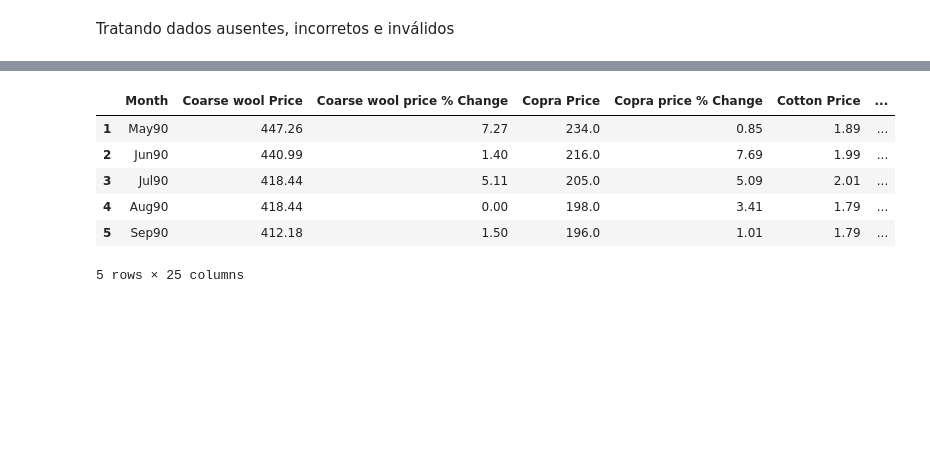
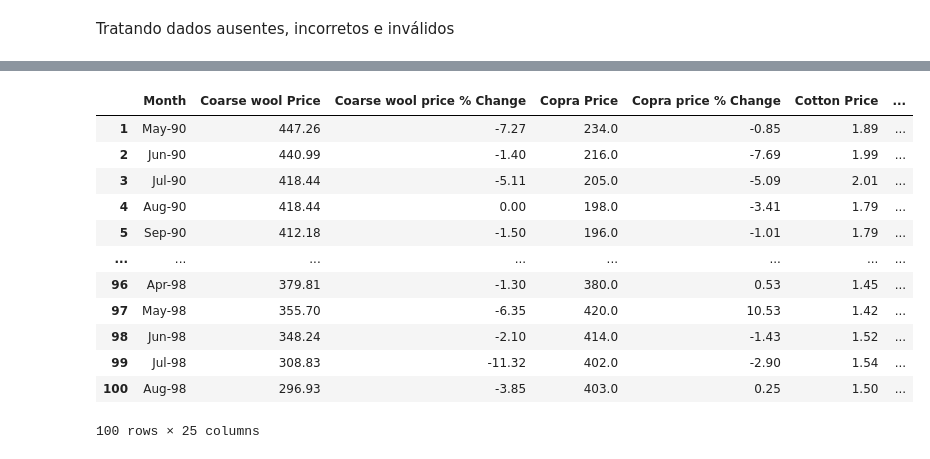
Before and after one commit to Cadu-Soares/EDA-PRODUTOS-AGRICOLAS, a Jupyter notebook: notebooks/main.ipynb, the cells around one changed output, grey strips where cells are left out. Drawn from its saved outputs; the diff is of its cells as text; code cells hidden in the pictures; blank space fills up the shorter version.

Commit message:
1) Atualização do README. 2) Refatoração do notebook, célula de tratamento de dados.

```diff
--- a/notebooks/main.ipynb
+++ b/notebooks/main.ipynb
@@ -69,27 +69,21 @@ dtype: int64
 # %% [markdown]
 Tratando dados ausentes, incorretos e inválidos
 # %%
-# Limpeza seletiva: remove o hífen ("-") apenas da coluna Month, não alterando das colunas "...price" e "...price % Change" e trata células vazias.
-df["Month"] = df["Month"].astype(str).str.replace("-", "", regex=False)
+ # Remove sinais de percentual e vírgulas; transformar hífens isolados e strings vazias em NaN.
+df = df.replace({r'%': '', r',': ''}, regex=True) # Remoção de porcentagem e vírgulas
+df = df.replace(r'^\s*-\s*$', np.nan, regex=True) # Remoção de hífens isolados
+df = df.replace(r'^\s*$', np.nan, regex=True)     # Remoção de strings vazias ou só espaços
+df = df.replace('MAY90', np.nan)                  # Remoção de valores específicos que não são válidos
 
-for col in df.columns:
-    if col == "Month":
-        continue
-    # converte células vazias ou com espaço em branco para NaN
-    df[col] = df[col].replace(r"^\s*$", np.nan, regex=True)
-
-    # remove % e , sem mexer em hífens
-    if df[col].dtype == "object":
-        df[col] = df[col].astype(str).str.replace("%", "", regex=False)
-        df[col] = df[col].astype(str).str.replace(",", "", regex=False)
-
-# Remove linhas com valores "NaN"
+# Remove linhas com valores NaN
 df = df.dropna()
 
-# Verifica se há valores ausentes restantes.
+# Verifica se tem valores ausentes no dataset
 df.isnull().sum()
 
 # Convertendo todas as colunas com valores inteiros para o tipo float; uma vez que se tratam de valores de preço e percentual.
-lst = ["Coarse wool Price", "Coarse wool price % Change", "Copra Price", "Copra price % Change", "Cotton price % Change","Fine wool Price", "Fine wool price % Change", "Hard log price % Change", "Hard sawnwood price % Change", "Hide price % change", "Plywood price % Change", "Rubber price % Change", "Softlog price % Change", "Soft sawnwood price % Change", "Wood pulp price % Change"]
-df[lst] = df[lst].astype("float")
+lst = df.columns.tolist()[1:]  # Lista de todas as colunas, exceto a primeira (Month)
+for col in lst:
+    df[col] = pd.to_numeric(df[col], errors='coerce')
+
 df.dtypes
@@ -96,10 +108,16 @@ df.dtypes
-# %%
-df.head()
-# %% [output]
-|  | Month | Coarse wool Price | Coarse wool price % Change | Copra Price | Copra price % Change | Cotton Price | ... |
-| 1 | May90 | 447.26 | 7.27 | 234.0 | 0.85 | 1.89 | ... |
-| 2 | Jun90 | 440.99 | 1.40 | 216.0 | 7.69 | 1.99 | ... |
-| 3 | Jul90 | 418.44 | 5.11 | 205.0 | 5.09 | 2.01 | ... |
-| 4 | Aug90 | 418.44 | 0.00 | 198.0 | 3.41 | 1.79 | ... |
-| 5 | Sep90 | 412.18 | 1.50 | 196.0 | 1.01 | 1.79 | ... |
-5 rows × 25 columns
+# %%
+df.head(100)
+# %% [output]
+|  | Month | Coarse wool Price | Coarse wool price % Change | Copra Price | Copra price % Change | Cotton Price | ... |
+| 1 | May-90 | 447.26 | -7.27 | 234.0 | -0.85 | 1.89 | ... |
+| 2 | Jun-90 | 440.99 | -1.40 | 216.0 | -7.69 | 1.99 | ... |
+| 3 | Jul-90 | 418.44 | -5.11 | 205.0 | -5.09 | 2.01 | ... |
+| 4 | Aug-90 | 418.44 | 0.00 | 198.0 | -3.41 | 1.79 | ... |
+| 5 | Sep-90 | 412.18 | -1.50 | 196.0 | -1.01 | 1.79 | ... |
+| ... | ... | ... | ... | ... | ... | ... | ... |
+| 96 | Apr-98 | 379.81 | -1.30 | 380.0 | 0.53 | 1.45 | ... |
+| 97 | May-98 | 355.70 | -6.35 | 420.0 | 10.53 | 1.42 | ... |
+| 98 | Jun-98 | 348.24 | -2.10 | 414.0 | -1.43 | 1.52 | ... |
+| 99 | Jul-98 | 308.83 | -11.32 | 402.0 | -2.90 | 1.54 | ... |
+| 100 | Aug-98 | 296.93 | -3.85 | 403.0 | 0.25 | 1.50 | ... |
+100 rows × 25 columns
```
Also changed, not shown: parts of 1 cell of this notebook, 1 other file.
